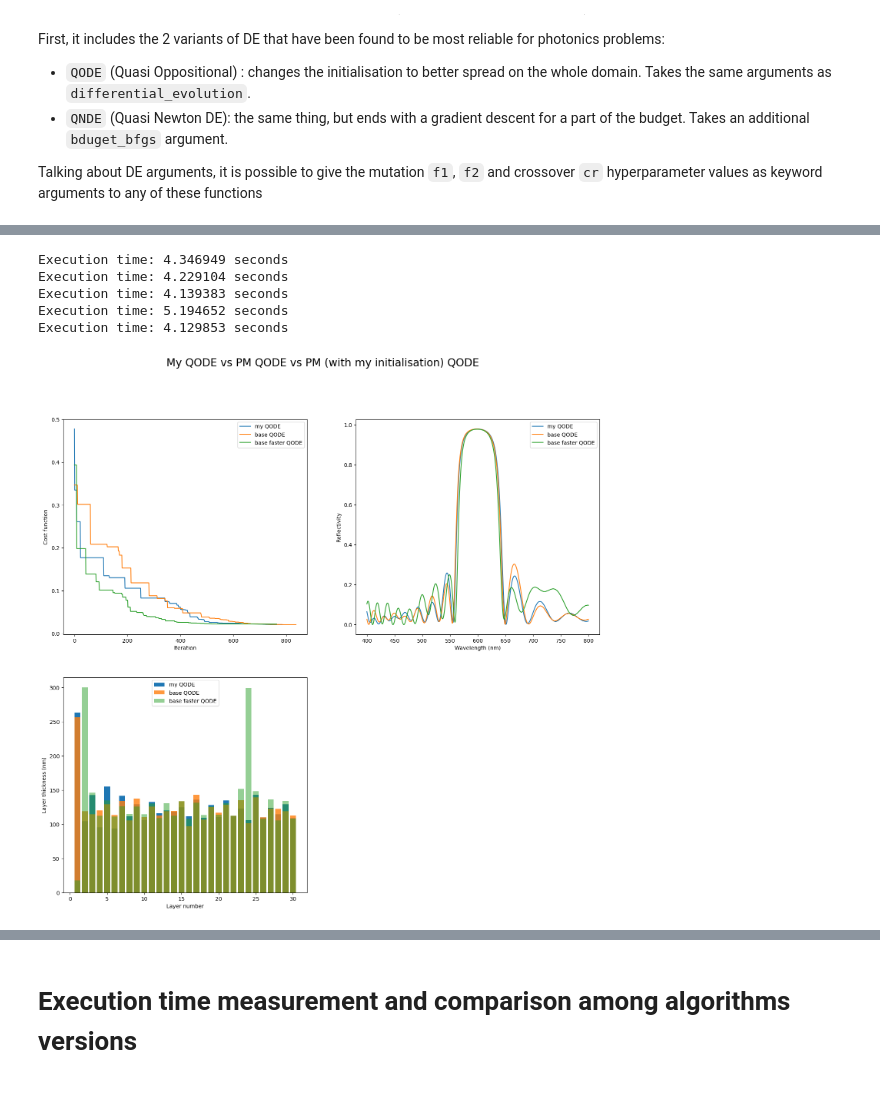
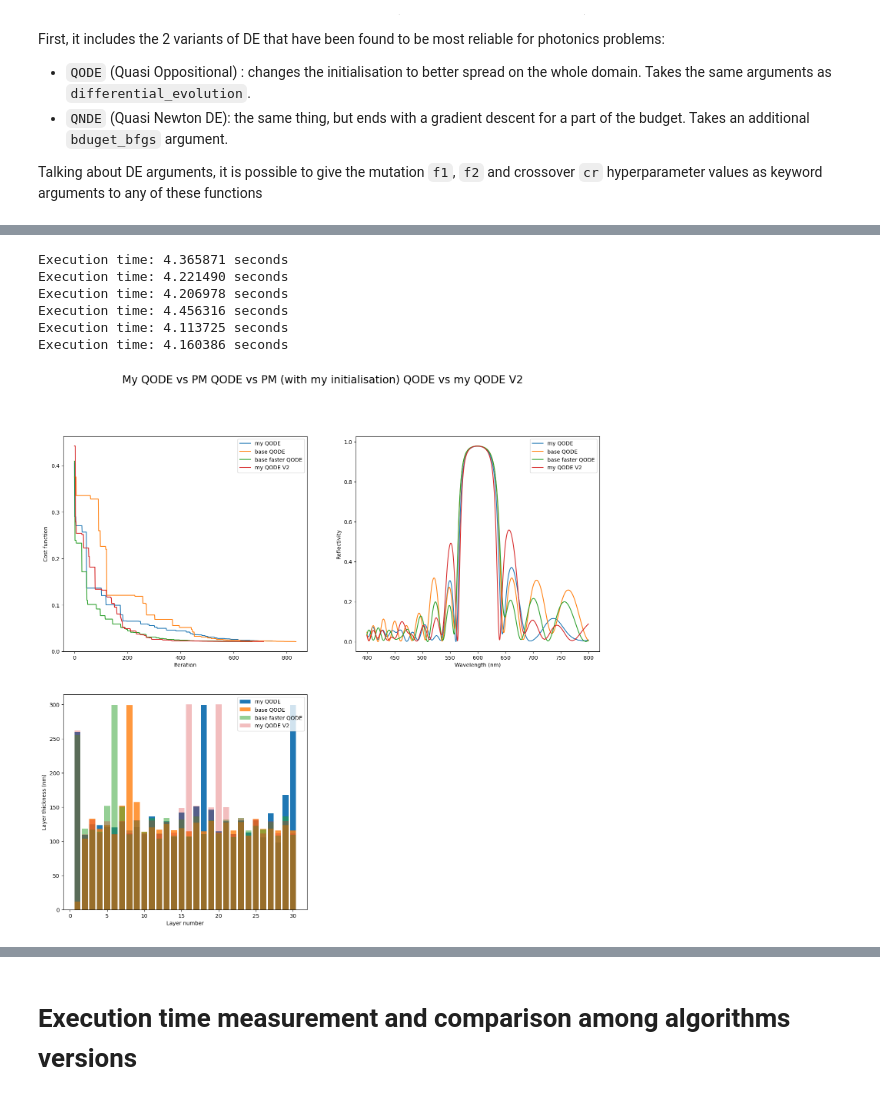
Before and after one commit to Tristan63170/PyMoosh, a Jupyter notebook: notebooks/Basic_tutorials/my_DE.ipynb, the cells around one changed output, grey strips where cells are left out. Cells and saved outputs as stored; diff of their text form; code cells hidden in the pictures.

```diff
--- a/notebooks/Basic_tutorials/my_DE.ipynb
+++ b/notebooks/Basic_tutorials/my_DE.ipynb
@@ -466,12 +525,19 @@ start = time.perf_counter()  # More precise than time.time()
 my_best_omega, my_convergence, my_evaluations=my_QO_differential_evolution(objective_function, budget, X_min, X_max)
 end = time.perf_counter()
 print(f"Execution time: {end - start:.6f} seconds")
+
+start = time.perf_counter()  # More precise than time.time()
+# Your single line of code
+my_best_omega_V2, my_convergence_V2, my_evaluations_V2=my_QO_differential_evolution_V2(objective_function, budget, X_min, X_max)
+end = time.perf_counter()
+print(f"Execution time: {end - start:.6f} seconds")
 # %% [output]
-Execution time: 4.346949 seconds
-Execution time: 4.229104 seconds
-Execution time: 4.139383 seconds
-Execution time: 5.194652 seconds
-Execution time: 4.129853 seconds
+Execution time: 4.365871 seconds
+Execution time: 4.221490 seconds
+Execution time: 4.206978 seconds
+Execution time: 4.456316 seconds
+Execution time: 4.113725 seconds
+Execution time: 4.160386 seconds
 # %%
 wav_beg = 400
 wav_end = 800
@@ -479,6 +545,7 @@ nb_wav = 1000
 my_reflectivity = np.zeros(nb_wav)
 reflectivity_QO = np.zeros(nb_wav)
 reflectivity_QO_faster = np.zeros(nb_wav)
+my_reflectivity_V2 = np.zeros(nb_wav)
 wav_list = np.linspace(wav_beg, wav_end, nb_wav)
 mat = [1, 1.5, 2]
 stack = [0] + [1, 2] * (nb_layers//2) + [0]
@@ -488,41 +555,48 @@ thickness_QO = [0] + [t for t in best_QO] + [0]
 structure_QO = PM.Structure(mat, stack, thickness_QO, verbose=False)
 thickness_QO_faster = [0] + [t for t in best_QO_faster] + [0]
 structure_QO_faster = PM.Structure(mat, stack, thickness_QO_faster, verbose=False)
+my_thickness_V2 = [0] + [t for t in my_best_omega_V2] + [0]
+my_structure_V2 = PM.Structure(mat, stack, my_thickness_V2, verbose=False)
 for i, wav in enumerate(wav_list):
     my_r, my_t, my_R, my_T = PM.coefficient(my_structure, wav, angle, polar)
     my_reflectivity[i] = my_R
     r, t, R, T = PM.coefficient(structure_QO, wav, angle, polar)
     reflectivity_QO[i] = R
     r_faster, t_faster, R_faster, T_faster = PM.coefficient(structure_QO_faster, wav, angle, polar)
     reflectivity_QO_faster[i] = R_faster
+    my_r_V2, my_t_V2, my_R_V2, my_T_V2 = PM.coefficient(my_structure_V2, wav, angle, polar)
+    my_reflectivity_V2[i] = my_R_V2
 
 plt.figure(figsize=(18,16))
-plt.suptitle("My QODE vs PM QODE vs PM (with my initialisation) QODE",fontsize=20)
+plt.suptitle("My QODE vs PM QODE vs PM (with my initialisation) QODE vs my QODE V2",fontsize=20)
 plt.subplot(2,2,1)
 plt.plot(my_convergence, label="my QODE")
 plt.plot(convergence_QO, label="base QODE")
 plt.plot(convergence_QO_faster, label="base faster QODE")
+plt.plot(my_convergence_V2, label="my QODE V2")
 plt.xlabel("Iteration")
 plt.ylabel("Cost function")
 plt.legend()
 
 plt.subplot(2,2,2)
 plt.plot(wav_list, my_reflectivity, label="my QODE")
 plt.plot(wav_list, reflectivity_QO, label="base QODE")
 plt.plot(wav_list, reflectivity_QO_faster, label="base faster QODE")
+plt.plot(wav_list, my_reflectivity_V2, label="my QODE V2")
 plt.xlabel("Wavelength (nm)")
 plt.ylabel("Reflectivity")
 plt.legend()
 
 plt.subplot(2,2,3)
 plt.bar(np.arange(1,nb_layers+1),my_best_omega, label="my QODE")
 plt.bar(np.arange(1,nb_layers+1),best_QO, label="base QODE", alpha=0.8)
 plt.bar(np.arange(1,nb_layers+1),best_QO_faster, label="base faster QODE", alpha=0.5)
+plt.bar(np.arange(1,nb_layers+1),my_best_omega_V2, label="my QODE V2", alpha=0.3)
 plt.xlabel("Layer number")
 plt.ylabel("Layer thickness (nm)")
 plt.legend();
 # %% [output]
-[figure, old version]
+[figure, new version]
 # %%
 wav_beg = 400
 wav_end = 800
```
Also changed, not shown: parts of 9 cells of this notebook, 2 other files.
